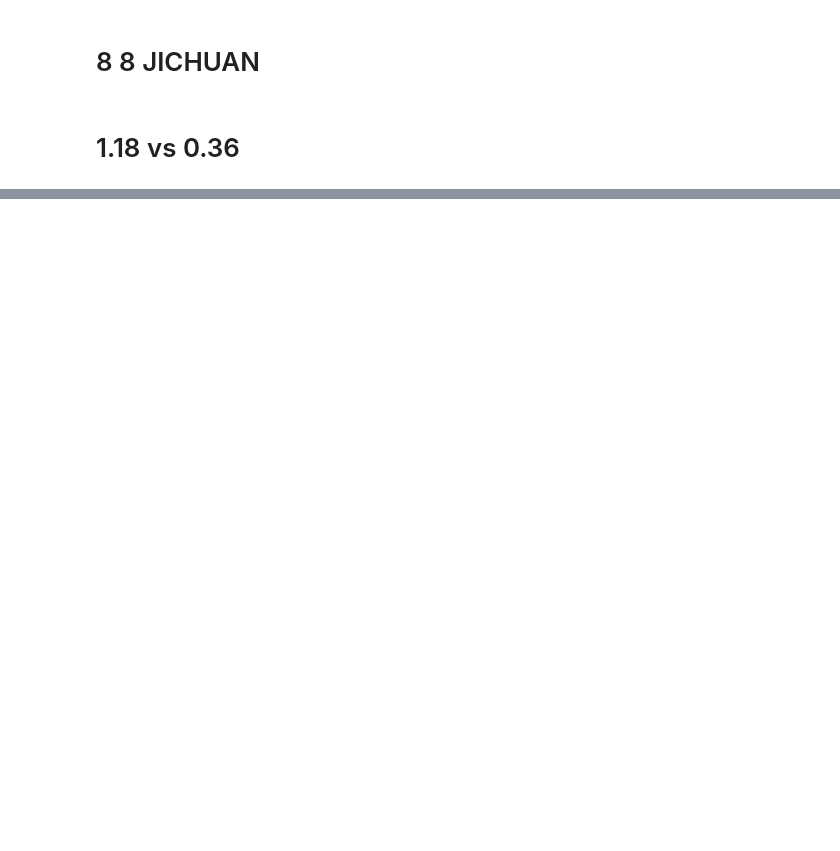
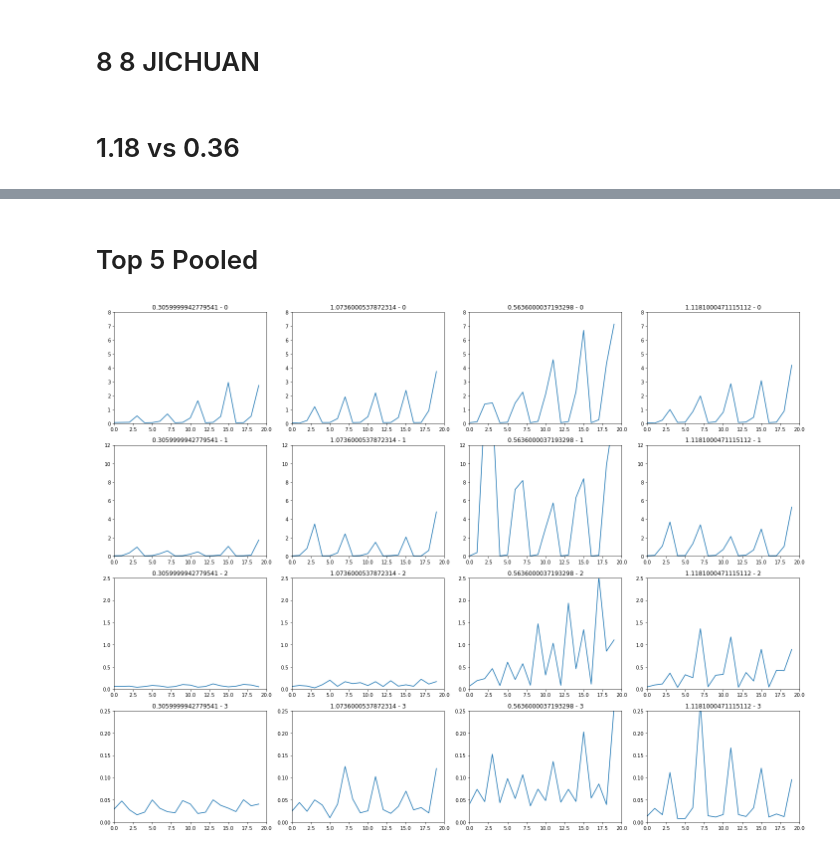
Before and after one commit to sammer1107/ML-DataAnalysis, a Jupyter notebook: bigdata/ThuBigData.ipynb, the cells around one changed output, grey strips where cells are left out. Cells and saved outputs as stored; diff of their text form; code cells hidden in the pictures; blank space fills up the shorter version.

```diff
--- a/bigdata/ThuBigData.ipynb
+++ b/bigdata/ThuBigData.ipynb
@@ -115,0 +137,25 @@ print(ctargets)
+# %% [markdown]
+# Top 5 Pooled
+# %%
+pool_size = 375
+pooled = np.empty([7500//pool_size])
+plt.figure(figsize=[20,15])
+for i in range(4*num_selection):
+    plt.subplot(4,num_selection,i+1)
+    y = np.array(cattrs[i%num_selection,:,i//num_selection], dtype=np.float32)
+    y = np.power(y,2)*1e8
+    for j, index in enumerate(range(0,7500,pool_size)):
+        pooled[j] = np.mean(np.sort(y[index:index+pool_size])[-5:])
+    plt.plot(pooled)
+    plt.title("{} - {}".format(ctargets[i%num_selection], i//num_selection))
+    if i//4 == 0:
+        plt.axis([0,20,0,8])
+    elif i//4 == 1:
+        plt.axis([0,20,0,12])
+    elif i//4 == 2:
+        plt.axis([0,20,0,2.5])
+    elif i//4 == 3:
+        plt.axis([0,20,0,0.25])
+plt.tight_layout()
+# %% [output]
+[figure, added]
```
Also changed, not shown: parts of 9 cells of this notebook.
